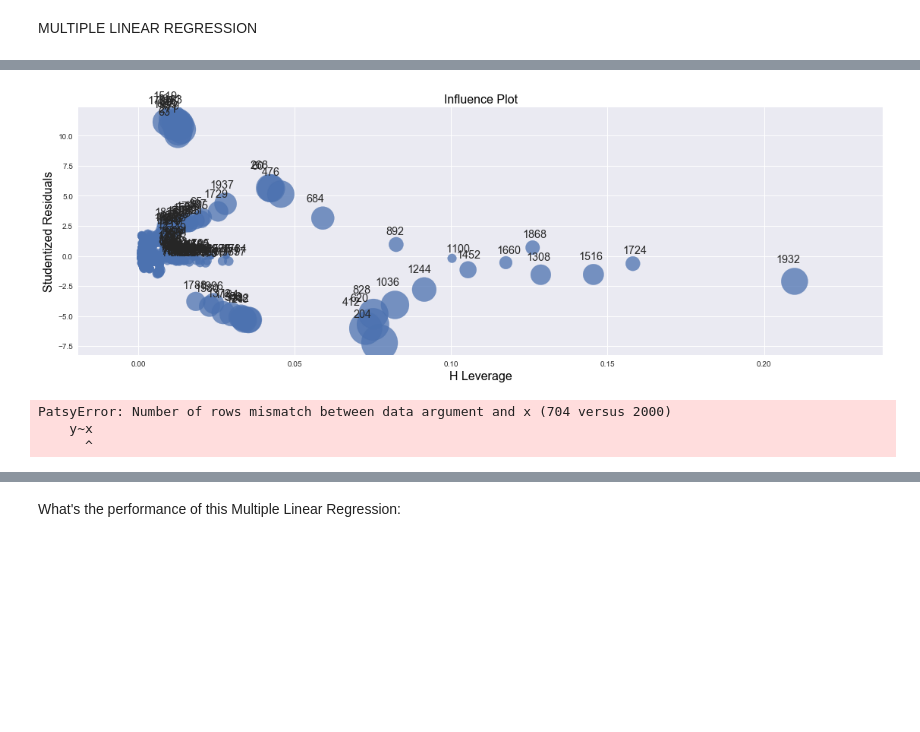
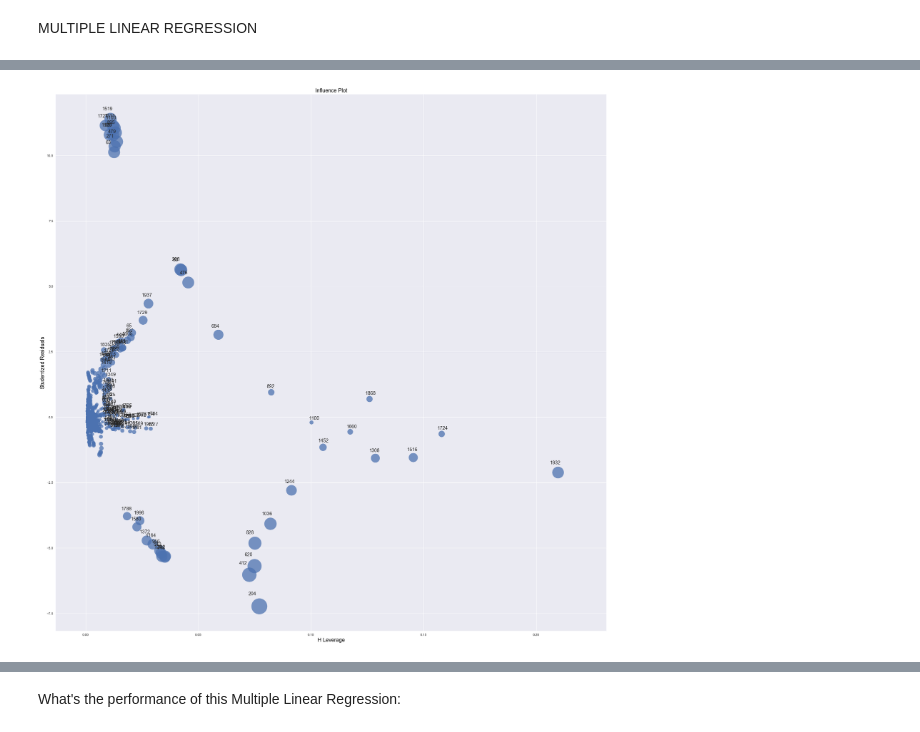
Before and after one commit to sripradhar28/Data-Analysis-of-World-Indicators, a Jupyter notebook: World Indicators Dataset.ipynb, the cells around one changed output, grey strips where cells are left out. Drawn from its saved outputs; the diff is of its cells as text; code cells hidden in the pictures; blank space fills up the shorter version.

```diff
--- a/World Indicators Dataset.ipynb
+++ b/World Indicators Dataset.ipynb
@@ -112,14 +114,5 @@ OLS Regression Results
 # %%
-fix, ax=plt.subplots(figsize=(19,6))
+fig, ax=plt.subplots(figsize=(30,30))
 fig = sm.graphics.influence_plot(linReg, ax=ax, criterion="cooks")
 # %% [output]
-[figure, old version]
+[figure, new version]
-# %%
-#ypred=linReg.predict(xtest)
-#test=pd.DataFrame(test)
-preds=linReg.predict(xtest)
-preds
-# %% [output]
-PatsyError: Number of rows mismatch between data argument and x (704 versus 2000)
-    y~x
-      ^
```
Also changed, not shown: parts of 9 cells of this notebook.
